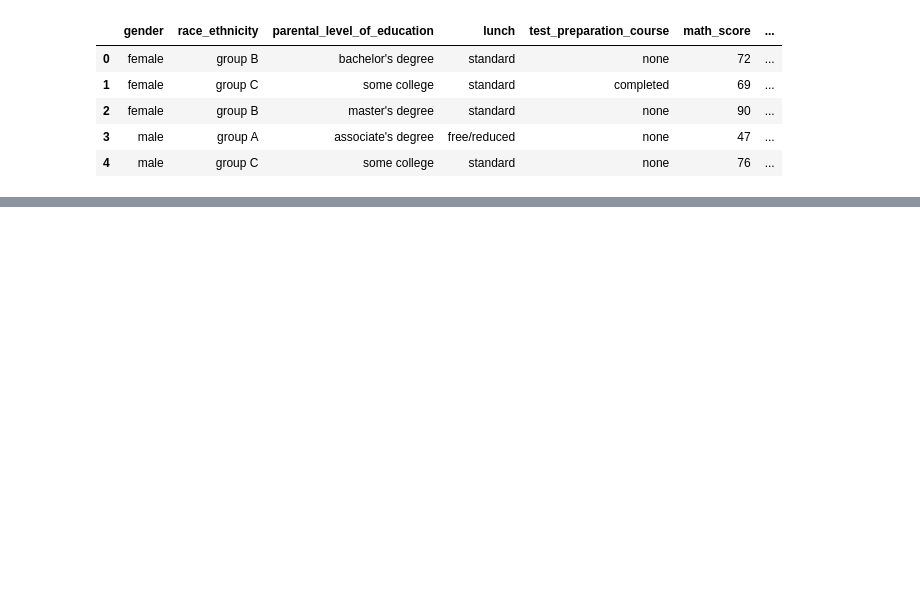
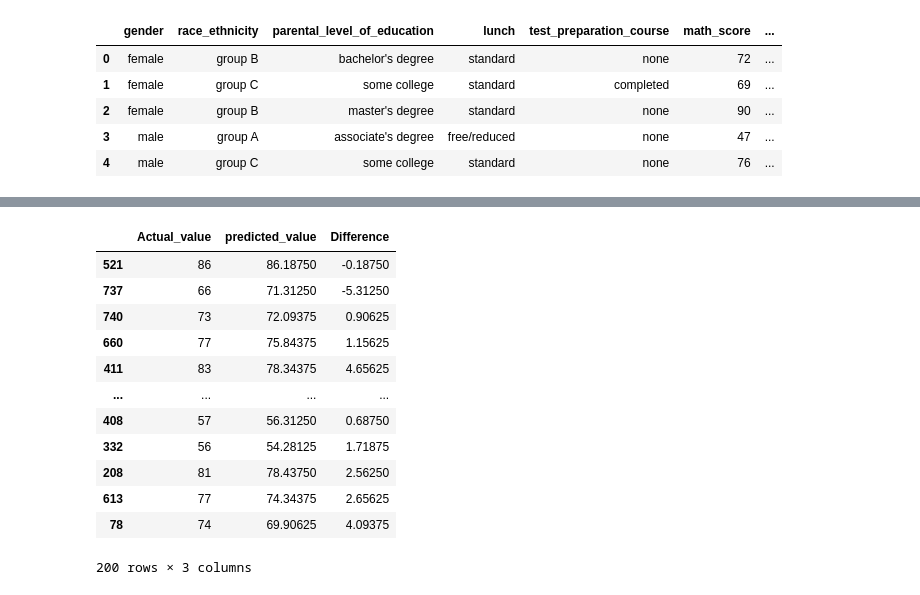
Before and after one commit to Rugvedhicon/mlproject, a Jupyter notebook: Data/Model Training.ipynb, the cells around one changed output, grey strips where cells are left out. Cells and saved outputs as stored; diff of their text form; code cells hidden in the pictures; blank space fills up the shorter version.

Commit message:
Data Ingestion

```diff
--- a/Data/Model Training.ipynb
+++ b/Data/Model Training.ipynb
@@ -77,0 +177,18 @@ X.shape
+# %%
+pred_df=pd.DataFrame({'Actual_value':y_test,'predicted_value':y_pred,'Difference':y_test-y_pred})
+# %%
+pred_df
+# %% [output]
+|  | Actual_value | predicted_value | Difference |
+| 521 | 86 | 86.18750 | -0.18750 |
+| 737 | 66 | 71.31250 | -5.31250 |
+| 740 | 73 | 72.09375 | 0.90625 |
+| 660 | 77 | 75.84375 | 1.15625 |
+| 411 | 83 | 78.34375 | 4.65625 |
+| ... | ... | ... | ... |
+| 408 | 57 | 56.31250 | 0.68750 |
+| 332 | 56 | 54.28125 | 1.71875 |
+| 208 | 81 | 78.43750 | 2.56250 |
+| 613 | 77 | 74.34375 | 2.65625 |
+| 78 | 74 | 69.90625 | 4.09375 |
+200 rows × 3 columns
```
Also changed, not shown: parts of 9 cells of this notebook, 5 other files.
